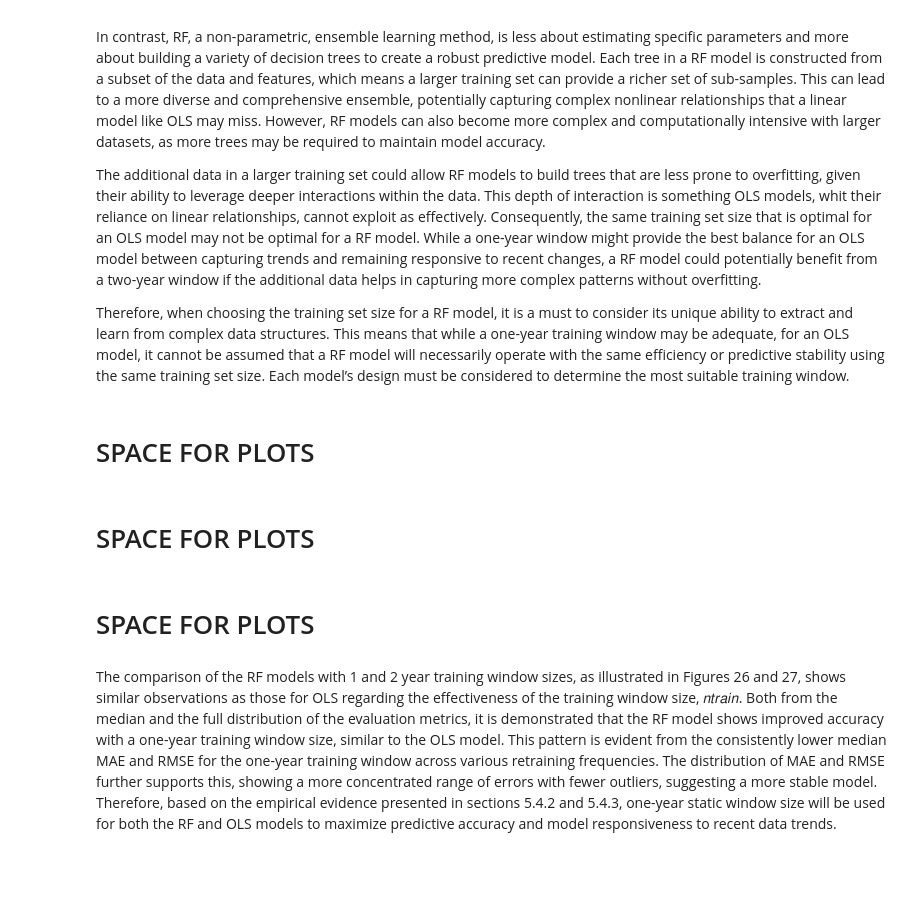
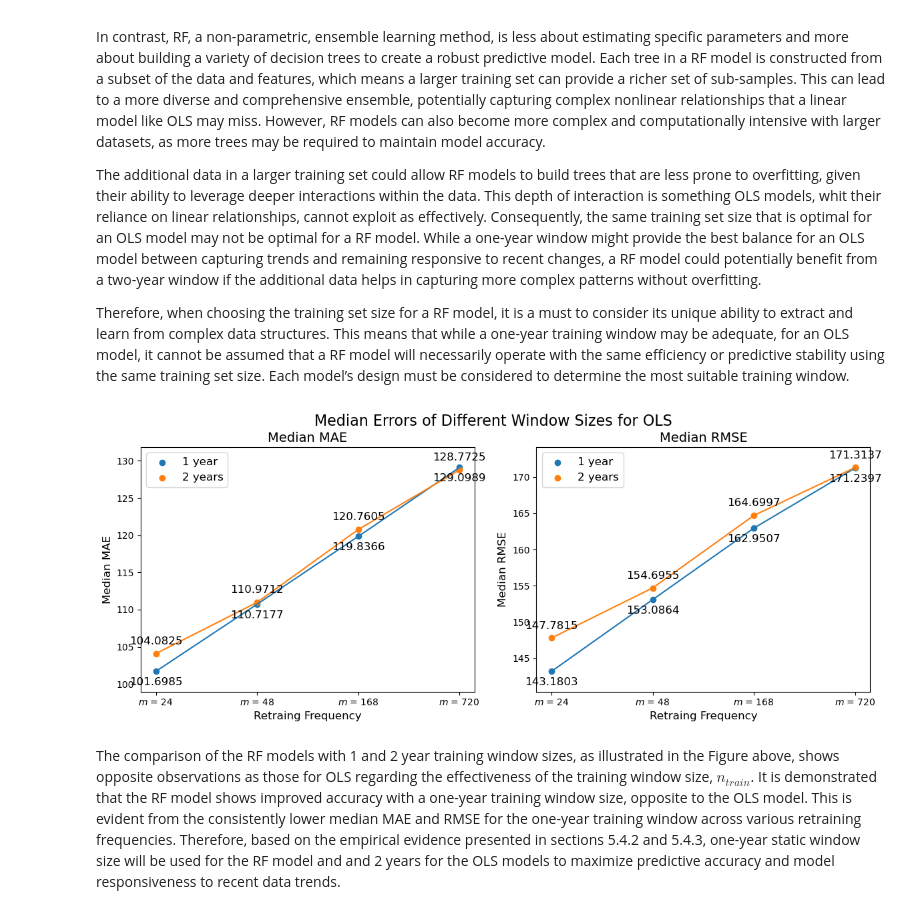
Before and after one commit to madsh0402/Forecasting-energy-consumption, a Jupyter notebook: Forecasting/Rolling Window Approach.ipynb, the cells around one changed output. Cells and saved outputs as stored; diff of their text form; code cells hidden in the pictures; blank space fills up the shorter version.

Commit message:
rolling window upload

```diff
--- a/Forecasting/Rolling Window Approach.ipynb
+++ b/Forecasting/Rolling Window Approach.ipynb
@@ -224,9 +224,3 @@ In contrast, RF, a non-parametric, ensemble learning method, is less about estim
 The additional data in a larger training set could allow RF models to build trees that are less prone to overfitting, given their ability to leverage deeper interactions within the data. This depth of interaction is something OLS models, whit their reliance on linear relationships, cannot exploit as effectively. Consequently, the same training set size that is optimal for an OLS model may not be optimal for a RF model. While a one-year window might provide the best balance for an OLS model between capturing trends and remaining responsive to recent changes, a RF model could potentially benefit from a two-year window if the additional data helps in capturing more complex patterns without overfitting.
 
 Therefore, when choosing the training set size for a RF model, it is a must to consider its unique ability to extract and learn from complex data structures. This means that while a one-year training window may be adequate, for an OLS model, it cannot be assumed that a RF model will necessarily operate with the same efficiency or predictive stability using the same training set size. Each model’s design must be considered to determine the most suitable training window.
-# %% [markdown]
-# SPACE FOR PLOTS
-# %% [markdown]
-# SPACE FOR PLOTS
-# %% [markdown]
-# SPACE FOR PLOTS
@@ -233,3 +251,70 @@ Therefore, when choosing the training set size for a RF model, it is a must to c
+# %%
+import pandas as pd
+import matplotlib.pyplot as plt
+
+def plot_metric(ax, metric_name):
+    # Use Mathtext for R^2 in the title
+    display_metric_name = metric_name
+
+    # Calculate median metric values for each file
+    median_metrics = {
+        '24 steps':  [h1_24steps_results[metric_name].median(), h1_2yTrain_24steps_results[metric_name].median()],
+        '48 steps':  [h1_48steps_results[metric_name].median(), h1_2yTrain_48steps_results[metric_name].median()],
+        '168 steps': [h1_168steps_results[metric_name].median(), h1_2yTrain_168steps_results[metric_name].median()],
+        '720 steps': [h1_720steps_results[metric_name].median(), h1_2yTrain_720steps_results[metric_name].median()],
+    }
+
+    # Create a DataFrame from the dictionary
+    df = pd.DataFrame(median_metrics, index=['1 year', '2 years']).T
+
+    # Scatter and line plot for 1 year
+    ax.scatter(df.index, df['1 year'], color='#1f77b4', label='1 year')
+    ax.plot(df.index, df['1 year'], color='#1f77b4')
+
+    # Scatter and line plot for 2 years
+    ax.scatter(df.index, df['2 years'], color='#ff7f0e', label='2 years')
+    ax.plot(df.index, df['2 years'], color='#ff7f0e')
+
+    # Annotating each point
+    for i, txt in enumerate(df['1 year']):
+        ax.annotate(f"{txt:.4f}", (df.index[i], df['1 year'][i]), textcoords="offset points", xytext=(0,-15), ha='center', fontsize=12)
+    for i, txt in enumerate(df['2 years']):
+        ax.annotate(f"{txt:.4f}", (df.index[i], df['2 years'][i]), textcoords="offset points", xytext=(0,10), ha='center', fontsize=12)
+
+    # Setting labels and title with Mathtext
+    ax.set_title(f'Median {display_metric_name}', fontsize=14)
+    ax.set_xlabel('Retraing Frequency', fontsize=12)
+    ax.set_ylabel(f'Median {display_metric_name}', fontsize=12)
+    ax.tick_params(axis='both', which='major', labelsize=10)
+
+    # Custom x-axis labels using LaTeX
+    custom_labels = [f"$m$ = {label.split()[0]}" for label in df.index]
+    ax.set_xticks(range(len(custom_labels)))  # Ensure x-ticks are correctly positioned
+    ax.set_xticklabels(custom_labels)  # Set custom xtick labels with rotation
+
+    # Adjusting y-axis limits
+    min_val = df.min().min()
+    max_val = df.max().max()
+    buffer = (max_val - min_val) * 0.1  # Adding 10% buffer at the top and bottom
+    ax.set_ylim(min_val - buffer, max_val + buffer)
+
+    # Adding a legend
+    ax.legend(fontsize=12)
+
+# Create a 1x2 subplot
+fig, (ax1, ax2) = plt.subplots(1, 2, figsize=(12, 5))
+
+plot_metric(ax1, 'MAE')
+plot_metric(ax2, 'RMSE')
+
+# Adjust layout and add an overall title with Mathtext
+plt.tight_layout()
+fig.subplots_adjust(top=0.85)  # Adjust the top space to accommodate the title
+fig.suptitle('Median Errors of Different Window Sizes for OLS', fontsize=16, y=.95)
+
+plt.show()
+# %% [output]
+[figure, added]
 # %% [markdown]
-The comparison of the RF models with 1 and 2 year training window sizes, as illustrated in Figures 26 and 27, shows similar observations as those for OLS regarding the effectiveness of the training window size, 𝑛𝑡𝑟𝑎𝑖𝑛. Both from the median and the full distribution of the evaluation metrics, it is demonstrated that the RF model shows improved accuracy with a one-year training window size, similar to the OLS model. This pattern is evident from the consistently lower median MAE and RMSE for the one-year training window across various retraining frequencies. The distribution of MAE and RMSE further supports this, showing a more concentrated range of errors with fewer outliers, suggesting a more stable model. Therefore, based on the empirical evidence presented in sections 5.4.2 and 5.4.3,
-one-year static window size will be used for both the RF and OLS models to maximize predictive accuracy and model responsiveness to recent data trends.
+The comparison of the RF models with 1 and 2 year training window sizes, as illustrated in the Figure above, shows opposite observations as those for OLS regarding the effectiveness of the training window size, \\(n_{train}\\). It is demonstrated that the RF model shows improved accuracy with a one-year training window size, opposite to the OLS model. This is evident from the consistently lower median MAE and RMSE for the one-year training window across various retraining frequencies. Therefore, based on the empirical evidence presented in sections 5.4.2 and 5.4.3,
+one-year static window size will be used for the RF model and and 2 years for the OLS models to maximize predictive accuracy and model responsiveness to recent data trends.
```
Also changed, not shown: parts of 1 cell of this notebook, 8 other files.
